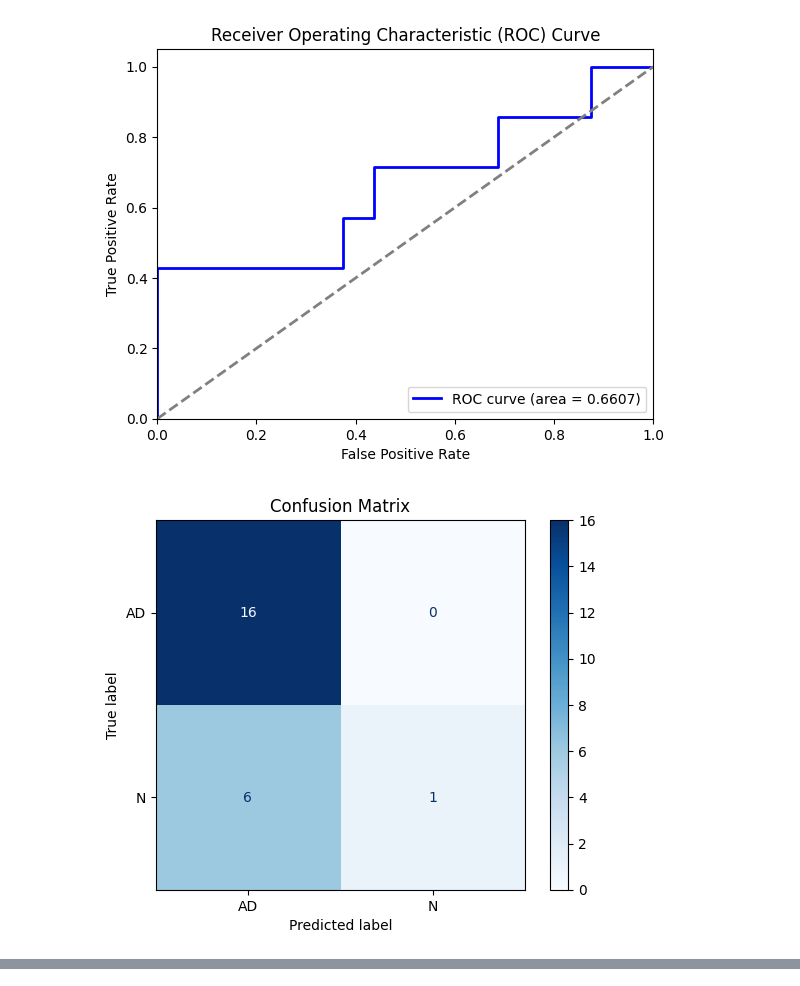
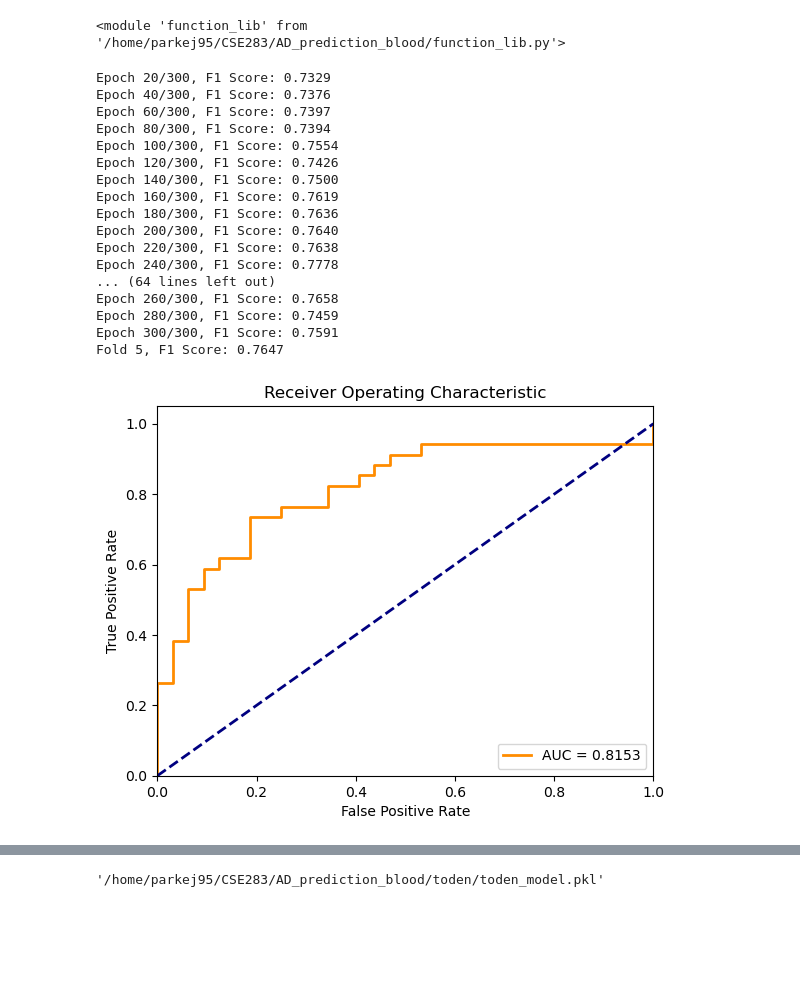
Before and after one commit to Electric-Jam/AD_prediction_blood, a Jupyter notebook: classifier.ipynb, the cells around one changed output, grey strips where cells are left out. Saved outputs shown, nothing was run; the diff lists cells and outputs as text; code cells hidden in the pictures; blank space fills up the shorter version.

Commit message:
modules for analysis, results updated

```diff
--- a/classifier.ipynb
+++ b/classifier.ipynb
@@ -214,23 +0,0 @@ AUC of the model on the test set: 0.6607
-# %%
-# Plot ROC curve
-fpr, tpr, _ = roc_curve(all_targets, all_probabilities)
-plt.figure()
-plt.plot(fpr, tpr, color='blue', lw=2, label=f'ROC curve (area = {auc:.4f})')
-plt.plot([0, 1], [0, 1], color='gray', lw=2, linestyle='--')
-plt.xlim([0.0, 1.0])
-plt.ylim([0.0, 1.05])
-plt.xlabel('False Positive Rate')
-plt.ylabel('True Positive Rate')
-plt.title('Receiver Operating Characteristic (ROC) Curve')
-plt.legend(loc="lower right")
-plt.show()
-
-# Confusion Matrix
-conf_matrix = confusion_matrix(all_targets, all_predictions)
-disp = ConfusionMatrixDisplay(confusion_matrix=conf_matrix, display_labels=label_encoder.classes_)
-disp.plot(cmap=plt.cm.Blues)
-plt.title('Confusion Matrix')
-plt.show()
-# %% [output]
-[figure, removed]
-[figure, removed]
@@ -236,0 +3,40 @@ plt.show()
+# %%
+import importlib
+from function_lib import load_data, _load_metadata, _load_rna_seq, normalize_RNAseq, Classifier, plot_AUC, plot_CM, apply_classifier
+import function_lib
+
+# Reload the module to reflect any changes
+importlib.reload(function_lib)
+# %% [output]
+<module 'function_lib' from '/home/parkej95/CSE283/AD_prediction_blood/function_lib.py'>
+# %%
+#Training with Toden Data
+input_meta = '/home/parkej95/CSE283/AD_prediction_blood/toden/toden_metadata.xlsx'
+input_seq = '/home/parkej95/CSE283/AD_prediction_blood/toden/toden_counts.txt'
+model_path = '/home/parkej95/CSE283/AD_prediction_blood/toden/toden_model.pkl'
+id_col = 'Run'
+label_col = 'Disease'
+pca_n = 3
+
+# Load the data
+train_data = load_data(input_meta, input_seq, id_col, label_col, pca = True, pca_n = pca_n)
+Classifier(data = train_data, best_model_path=model_path, num_features =pca_n, epochs=300)
+# %% [output]
+Epoch 20/300, F1 Score: 0.7329
+Epoch 40/300, F1 Score: 0.7376
+Epoch 60/300, F1 Score: 0.7397
+Epoch 80/300, F1 Score: 0.7394
+Epoch 100/300, F1 Score: 0.7554
+Epoch 120/300, F1 Score: 0.7426
+Epoch 140/300, F1 Score: 0.7500
+Epoch 160/300, F1 Score: 0.7619
+Epoch 180/300, F1 Score: 0.7636
+Epoch 200/300, F1 Score: 0.7640
+Epoch 220/300, F1 Score: 0.7638
+Epoch 240/300, F1 Score: 0.7778
+... (64 lines left out)
+Epoch 260/300, F1 Score: 0.7658
+Epoch 280/300, F1 Score: 0.7459
+Epoch 300/300, F1 Score: 0.7591
+Fold 5, F1 Score: 0.7647
+[figure, added]
@@ -236,0 +44 @@ plt.show()
+'/home/parkej95/CSE283/AD_prediction_blood/toden/toden_model.pkl'
```
Also changed, not shown: parts of 11 cells of this notebook, 7 other files.
